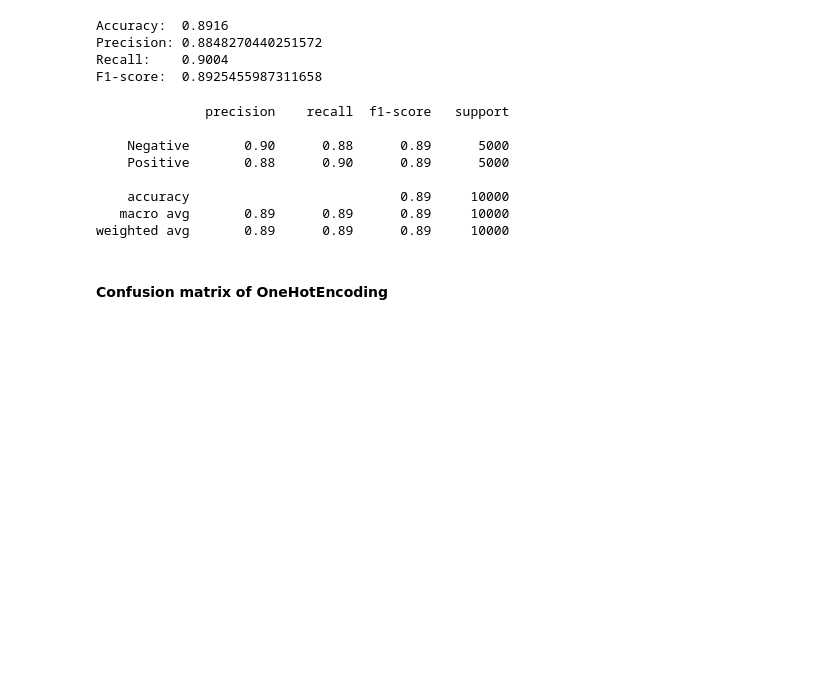
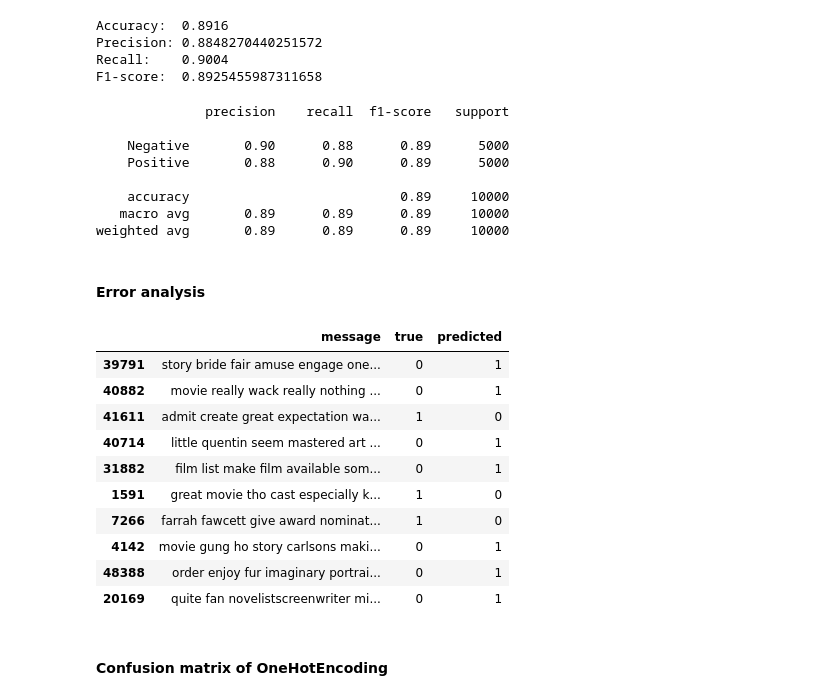
Before and after one commit to KND1410/group-3-ml-project, a Jupyter notebook: Data_learning_log.ipynb, the cells around one changed output. Cells and saved outputs as stored; diff of their text form; code cells hidden in the pictures; blank space fills up the shorter version.

```diff
--- a/Data_learning_log.ipynb
+++ b/Data_learning_log.ipynb
@@ -248,6 +247,30 @@ print(classification_report(
     accuracy                           0.89     10000
    macro avg       0.89      0.89      0.89     10000
 weighted avg       0.89      0.89      0.89     10000
+# %% [markdown]
+#### Error analysis
+# %%
+results = pd.DataFrame({
+    "message": X_test,
+    "true": y_test,
+    "predicted": y_pred_log_one
+})
+
+mistakes = results[results["true"] != results["predicted"]]
+
+mistakes.head(10)
+# %% [output]
+|  | message | true | predicted |
+| 39791 | story bride fair amuse engage one... | 0 | 1 |
+| 40882 | movie really wack really nothing ... | 0 | 1 |
+| 41611 | admit create great expectation wa... | 1 | 0 |
+| 40714 | little quentin seem mastered art ... | 0 | 1 |
+| 31882 | film list make film available som... | 0 | 1 |
+| 1591 | great movie tho cast especially k... | 1 | 0 |
+| 7266 | farrah fawcett give award nominat... | 1 | 0 |
+| 4142 | movie gung ho story carlsons maki... | 0 | 1 |
+| 48388 | order enjoy fur imaginary portrai... | 0 | 1 |
+| 20169 | quite fan novelistscreenwriter mi... | 0 | 1 |
 # %% [markdown]
 #### Confusion matrix of OneHotEncoding
 # %%
```
Also changed, not shown: parts of 12 cells of this notebook, 2 other files.
